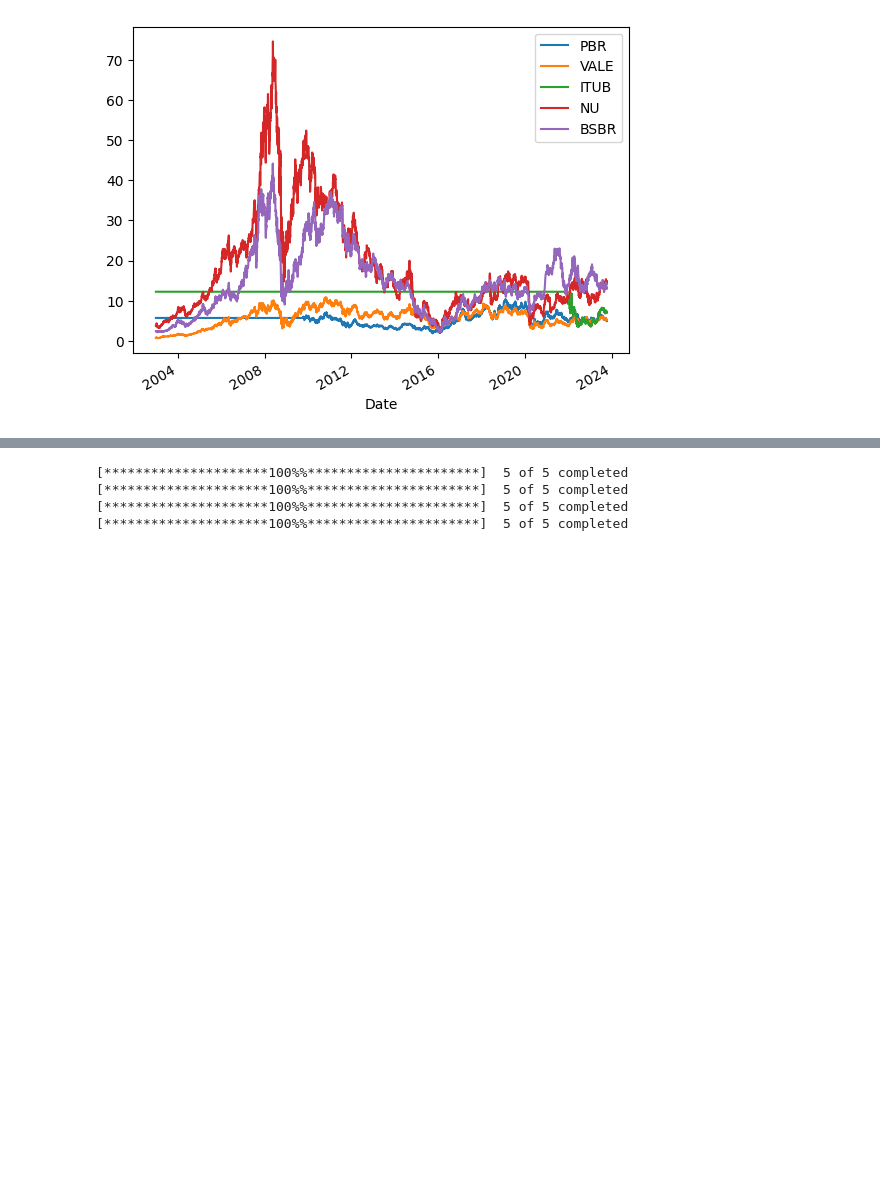
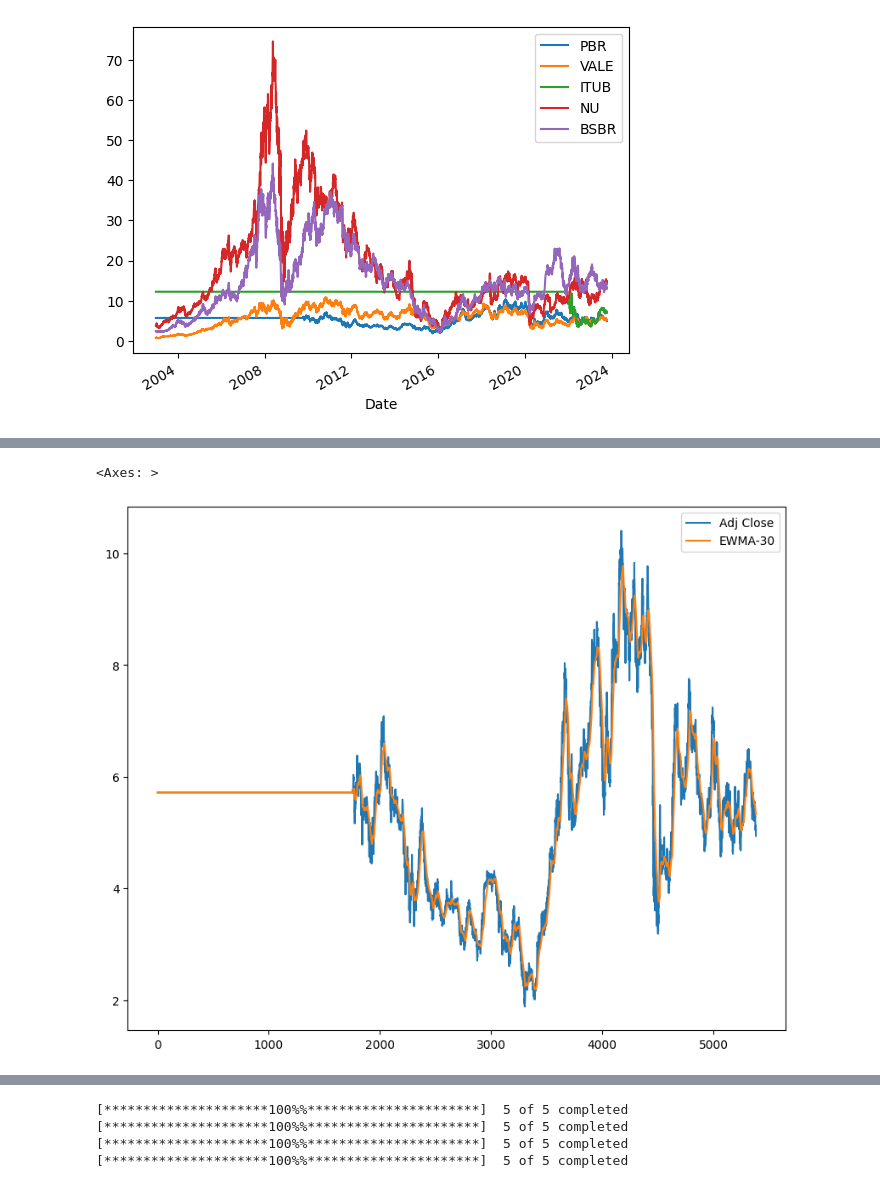
Before and after one commit to anaconda121/CTC, a Jupyter notebook: CTC_Systematic_Equities_Notebook.ipynb, the cells around one changed output, grey strips where cells are left out. Saved outputs shown, nothing was run; the diff lists cells and outputs as text; code cells hidden in the pictures; blank space fills up the shorter version.

```diff
--- a/CTC_Systematic_Equities_Notebook.ipynb
+++ b/CTC_Systematic_Equities_Notebook.ipynb
@@ -224,0 +222,6 @@ Epoch 100/100
+# %%
+curr_data['EWMA-30'] = curr_data['Adj Close'].ewm(span=30).mean()
+curr_data[['Adj Close', 'EWMA-30']].plot(figsize = (10, 8))
+# %% [output]
+<Axes: >
+[figure, added]
```
Also changed, not shown: parts of 21 cells of this notebook.
